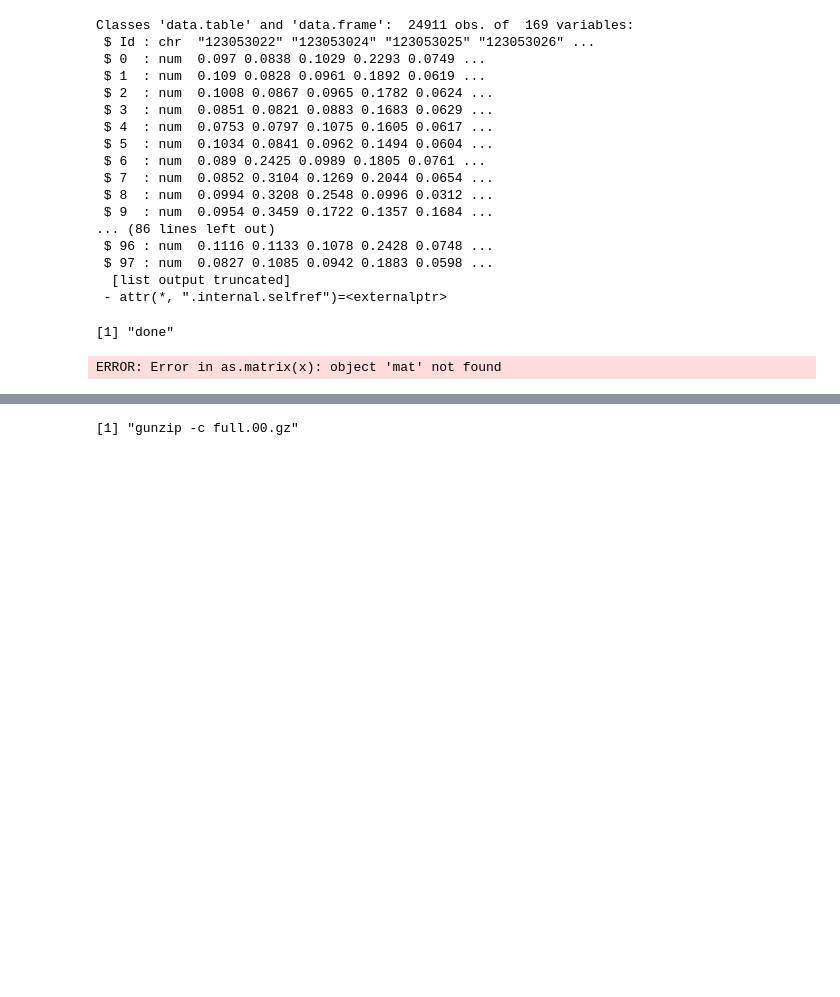
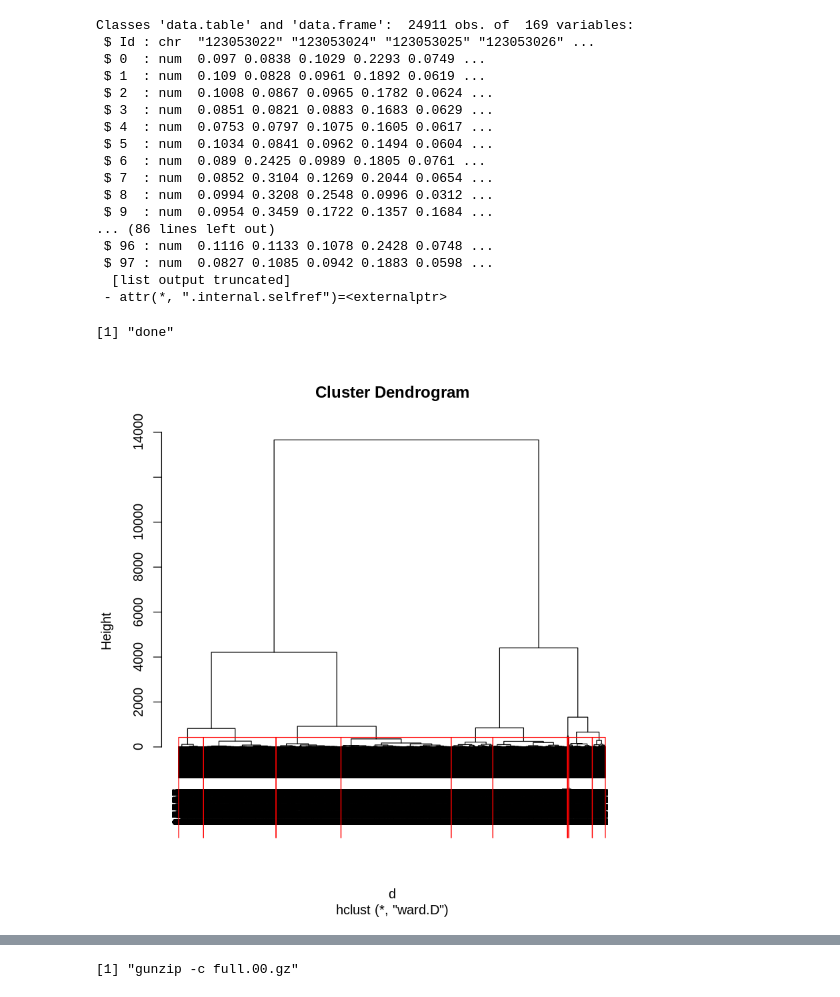
Before and after one commit to smartmeterdata/clustering, a Jupyter notebook: Clustering.ipynb, the cells around one changed output, grey strips where cells are left out. Saved outputs shown, nothing was run; the diff lists cells and outputs as text; code cells hidden in the pictures; blank space fills up the shorter version.

```diff
--- a/Clustering.ipynb
+++ b/Clustering.ipynb
@@ -204,9 +208,11 @@ print("done")
 # %%
 d <- dist(mat, method = "euclidean")
 fit <- hclust(d, method="ward.D")
-plot(fit, hang = 10) # display dendogram
-d <- dist(t(mat), method = "euclidean")
-fit <- hclust(d, method="ward.D2")
 plot(fit) # display dendogram
+groups <- cutree(fit, k=10)
+rect.hclust(fit, k=10, border="red")
+#d <- dist(t(mat), method = "euclidean")
+#fit <- hclust(d, method="ward.D2")
+#plot(fit) # display dendogram
 # %% [output]
-ERROR: Error in as.matrix(x): object 'mat' not found
+[figure, added]
```
Also changed, not shown: parts of 4 cells of this notebook.
